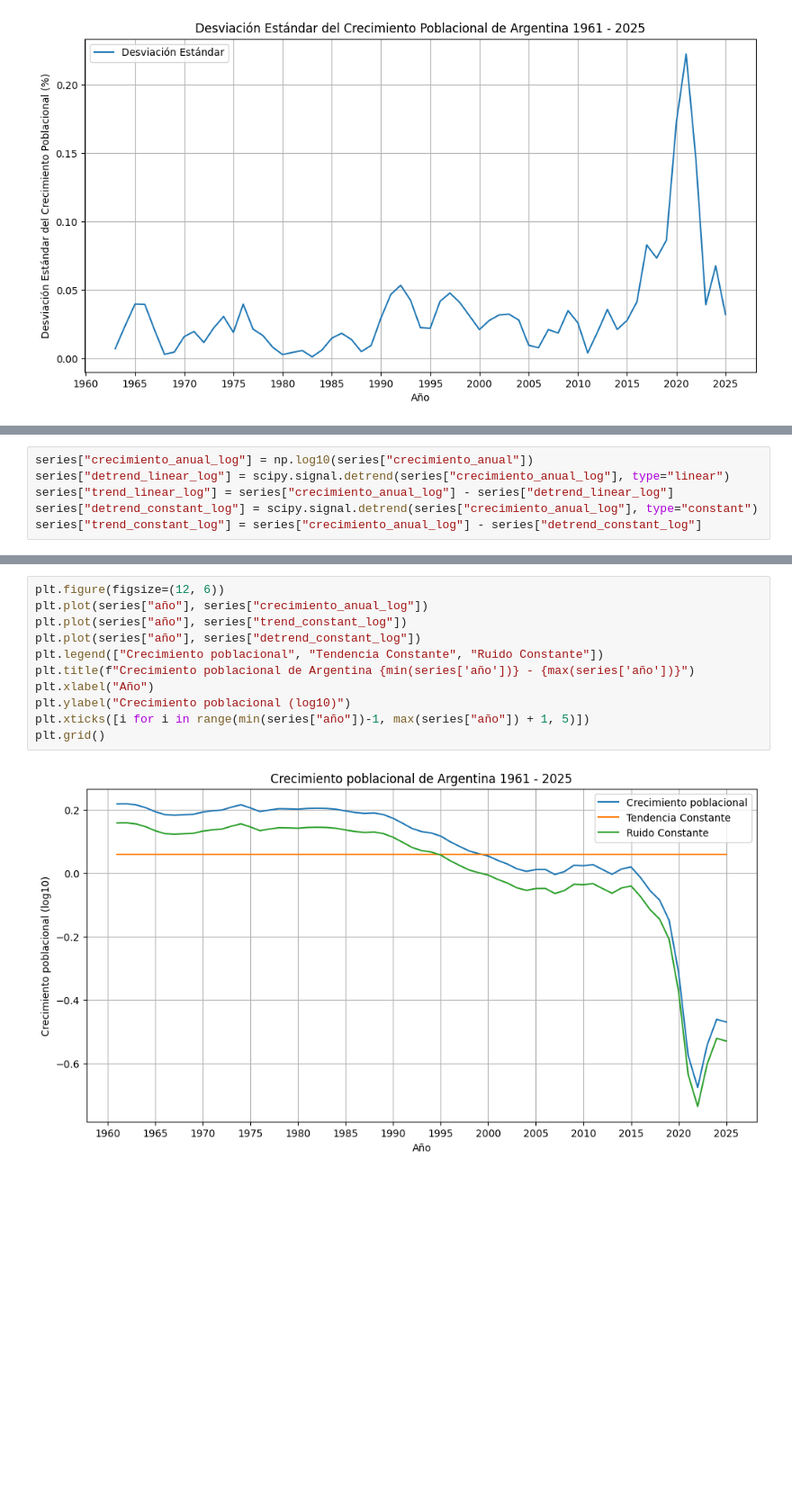
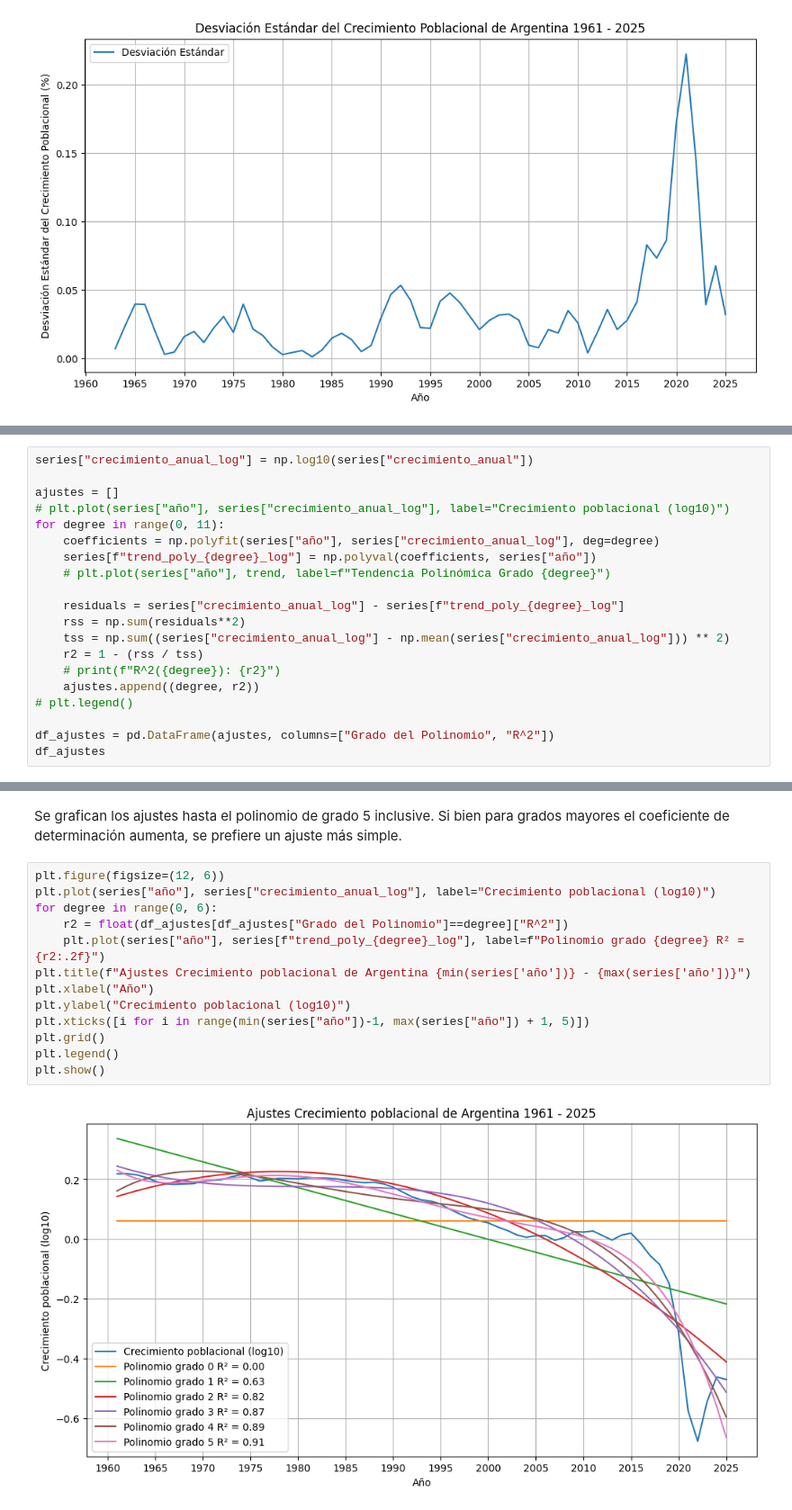
Before and after one commit to nadiasantillan/ucle-data, a Jupyter notebook: poblacion/analisis.ipynb, the cells around one changed output, grey strips where cells are left out. Shown at 90% size. Drawn from its saved outputs; the diff is of its cells as text; blank space fills up the shorter version.

Commit message:
Mejora en el ajuste

```diff
--- a/poblacion/analisis.ipynb
+++ b/poblacion/analisis.ipynb
@@ -74,6 +79,20 @@ plt.grid()
 # %%
 series["crecimiento_anual_log"] = np.log10(series["crecimiento_anual"])
-series["detrend_linear_log"] = scipy.signal.detrend(series["crecimiento_anual_log"], type="linear")
-series["trend_linear_log"] = series["crecimiento_anual_log"] - series["detrend_linear_log"]
-series["detrend_constant_log"] = scipy.signal.detrend(series["crecimiento_anual_log"], type="constant")
-series["trend_constant_log"] = series["crecimiento_anual_log"] - series["detrend_constant_log"]
+
+ajustes = []
+# plt.plot(series["año"], series["crecimiento_anual_log"], label="Crecimiento poblacional (log10)")
+for degree in range(0, 11):
+    coefficients = np.polyfit(series["año"], series["crecimiento_anual_log"], deg=degree)
+    series[f"trend_poly_{degree}_log"] = np.polyval(coefficients, series["año"])
+    # plt.plot(series["año"], trend, label=f"Tendencia Polinómica Grado {degree}")
+
+    residuals = series["crecimiento_anual_log"] - series[f"trend_poly_{degree}_log"]
+    rss = np.sum(residuals**2)
+    tss = np.sum((series["crecimiento_anual_log"] - np.mean(series["crecimiento_anual_log"])) ** 2)
+    r2 = 1 - (rss / tss)
+    # print(f"R^2({degree}): {r2}")
+    ajustes.append((degree, r2))
+# plt.legend()
+
+df_ajustes = pd.DataFrame(ajustes, columns=["Grado del Polinomio", "R^2"])
+df_ajustes
@@ -80,13 +112,17 @@ series["trend_constant_log"] = series["crecimiento_anual_log"] - series["detrend
+# %% [markdown]
+Se grafican los ajustes hasta el polinomio de grado 5 inclusive. Si bien para grados mayores el coeficiente de determinación aumenta, se prefiere un ajuste más simple.
 # %%
 plt.figure(figsize=(12, 6))
-plt.plot(series["año"], series["crecimiento_anual_log"])
-plt.plot(series["año"], series["trend_constant_log"])
-plt.plot(series["año"], series["detrend_constant_log"])
-plt.legend(["Crecimiento poblacional", "Tendencia Constante", "Ruido Constante"])
-plt.title(f"Crecimiento poblacional de Argentina {min(series['año'])} - {max(series['año'])}")
+plt.plot(series["año"], series["crecimiento_anual_log"], label="Crecimiento poblacional (log10)")
+for degree in range(0, 6):
+    r2 = float(df_ajustes[df_ajustes["Grado del Polinomio"]==degree]["R^2"])
+    plt.plot(series["año"], series[f"trend_poly_{degree}_log"], label=f"Polinomio grado {degree} R² = {r2:.2f}")
+plt.title(f"Ajustes Crecimiento poblacional de Argentina {min(series['año'])} - {max(series['año'])}")
 plt.xlabel("Año")
 plt.ylabel("Crecimiento poblacional (log10)")
 plt.xticks([i for i in range(min(series["año"])-1, max(series["año"]) + 1, 5)])
 plt.grid()
+plt.legend()
+plt.show()
 # %% [output]
-[figure, old version]
+[figure, new version]
```
Also changed, not shown: parts of 7 cells of this notebook.
